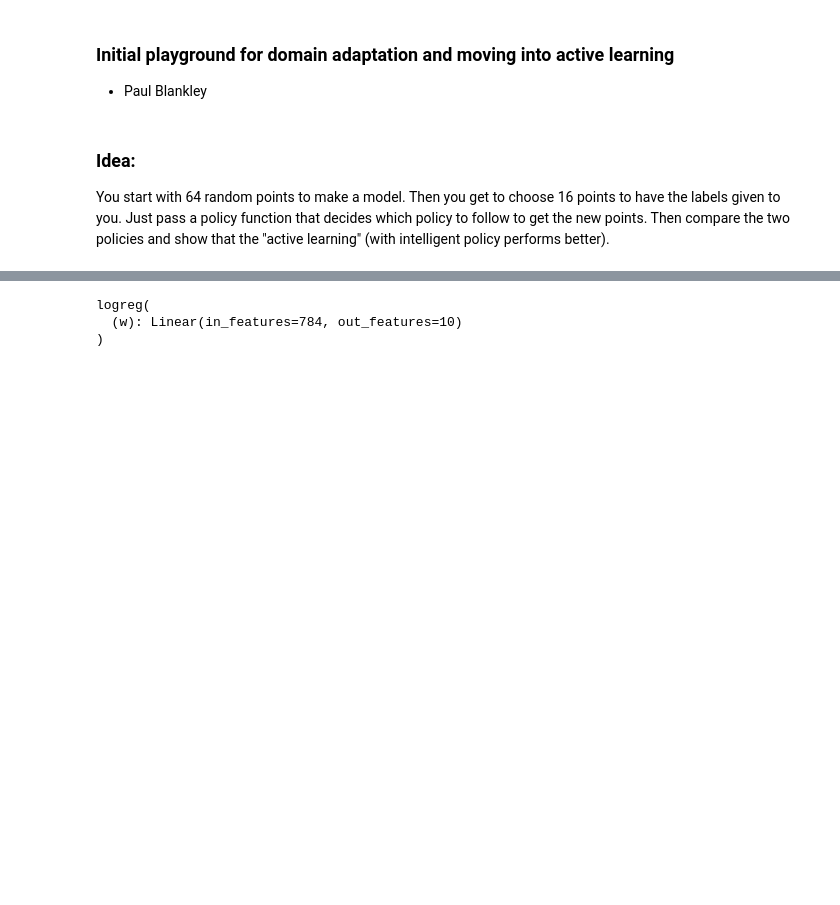
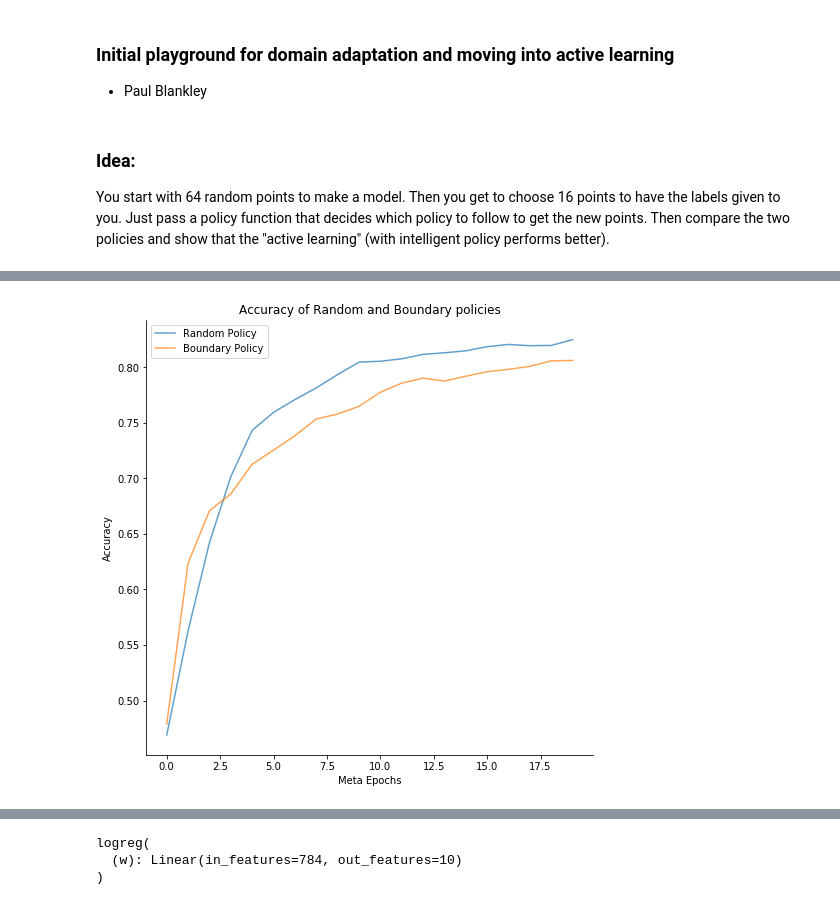
Before and after one commit to dsondak/pavlos_research, a Jupyter notebook: notebooks/1.0_domain_adapt_playbook.ipynb, the cells around one changed output, grey strips where cells are left out. Cells and saved outputs as stored; diff of their text form; code cells hidden in the pictures; blank space fills up the shorter version.

```diff
--- a/notebooks/1.0_domain_adapt_playbook.ipynb
+++ b/notebooks/1.0_domain_adapt_playbook.ipynb
@@ -123,0 +164,10 @@ A Jupyter Widget
+# %%
+rand_itrs, rand_acc = active_learn(model_rand, train_set, init_idx, unlab_idx, random_policy, loss_func, \
+                                   optimizer_rand, val_loader, epochs_per_train=10, points_per_itr=16, \
+                                   batch_size=8, meta_epochs=20)
+print('Active Learning with random policy done!')
+
+bound_itrs, bound_acc = active_learn(model_bound, train_set, init_idx, unlab_idx, boundary_policy, loss_func, \
+                                   optimizer_bound, val_loader, epochs_per_train=10, points_per_itr=16, \
+                                   batch_size=8, meta_epochs=20)
+print('Active Learning with boundary policy done!')
@@ -124,3 +179,14 @@ A Jupyter Widget
+# %%
+plt.figure(figsize=(8,8))
+plt.plot(rand_itrs,rand_acc,label='Random Policy',alpha=0.7)
+plt.plot(bound_itrs,bound_acc,label='Boundary Policy',alpha=0.7)
+plt.title('Accuracy of Random and Boundary policies')
+plt.xlabel('Meta Epochs')
+plt.ylabel('Accuracy')
+plt.legend()
+sns.despine()
+# %% [output]
+[figure, added]
 # %%
 plt.plot(plot_itr,plot_loss)
 # %% [output]
```
Also changed, not shown: parts of 6 cells of this notebook.
